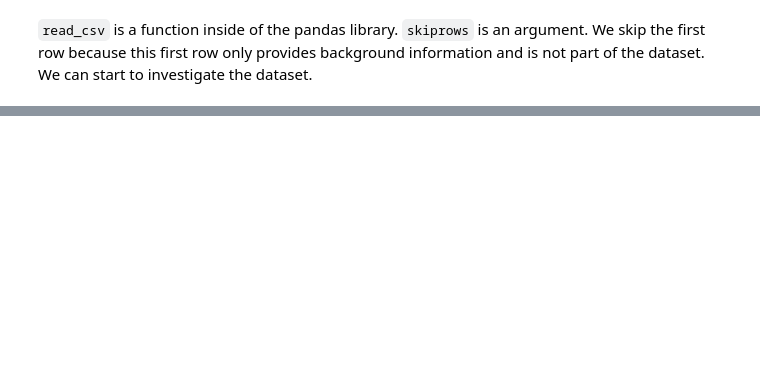
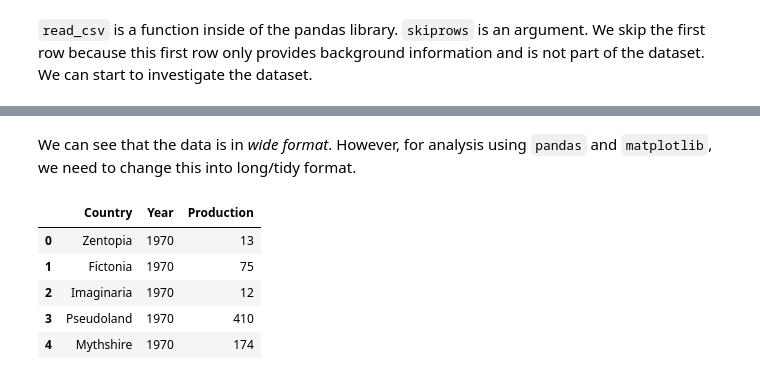
Before and after one commit to two-phaseflow/JAR513M, a Jupyter notebook: Week2_GroupAssignment.ipynb, the cells around one changed output, grey strips where cells are left out. Saved outputs shown, nothing was run; the diff lists cells and outputs as text; code cells hidden in the pictures; blank space fills up the shorter version.

```diff
--- a/Week2_GroupAssignment.ipynb
+++ b/Week2_GroupAssignment.ipynb
@@ -20,0 +28,12 @@ NameError: name 'df' is not defined
+# %% [markdown]
+We can see that the data is in *wide format*. However, for analysis using `pandas` and `matplotlib`, we need to change this into long/tidy format.
+# %%
+df_long = df.melt(id_vars="Country", var_name="Year", value_name="Production")
+df_long.head()
+# %% [output]
+|  | Country | Year | Production |
+| 0 | Zentopia | 1970 | 13 |
+| 1 | Fictonia | 1970 | 75 |
+| 2 | Imaginaria | 1970 | 12 |
+| 3 | Pseudoland | 1970 | 410 |
+| 4 | Mythshire | 1970 | 174 |
```
Also changed, not shown: parts of 8 cells of this notebook.
